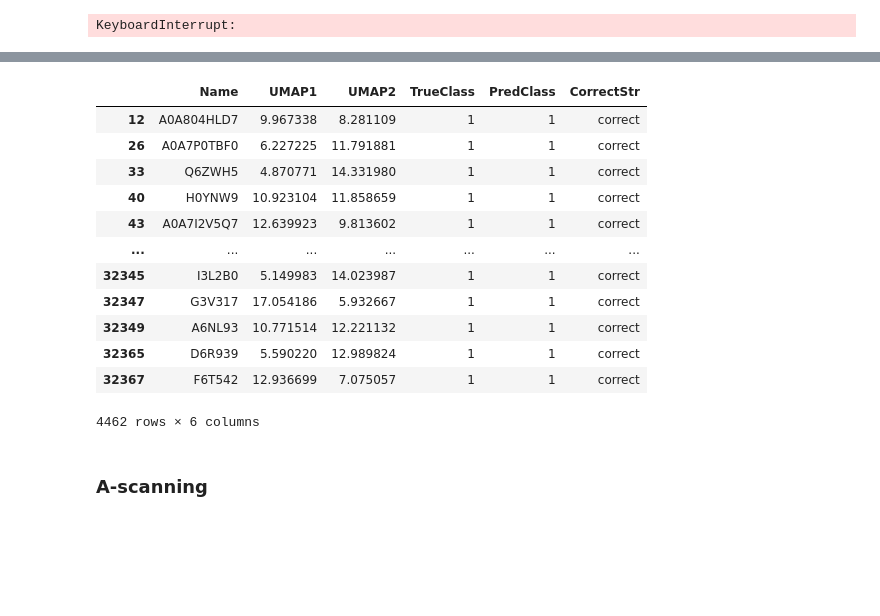
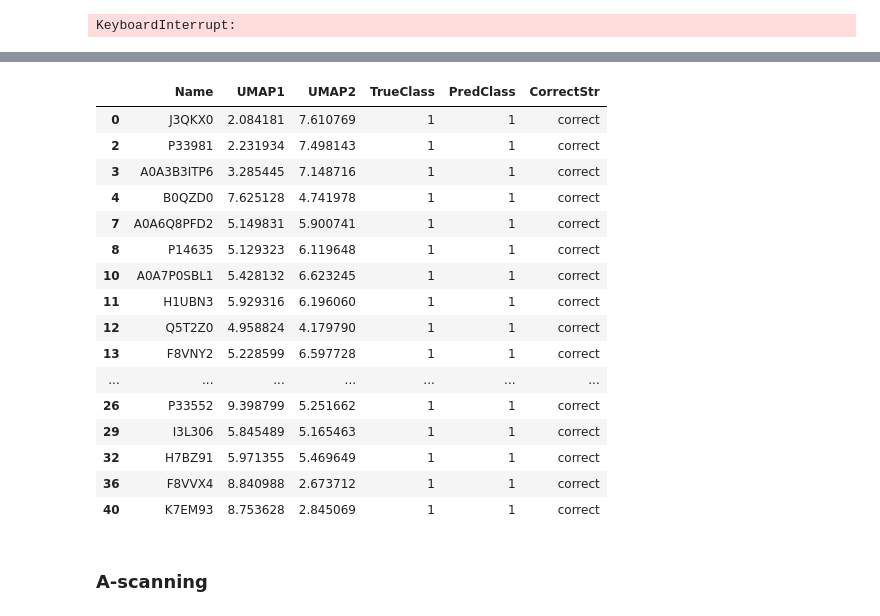
Before and after one commit to 8gabri8/ESMSec, a Jupyter notebook: my_train.ipynb, the cells around one changed output, grey strips where cells are left out. Cells and saved outputs as stored; diff of their text form; code cells hidden in the pictures; blank space fills up the shorter version.

```diff
--- a/my_train.ipynb
+++ b/my_train.ipynb
@@ -38,19 +39,19 @@ print(torch.__version__)
 # %%
 # Configuration / hyperparameters
 config = {
-    "NUM_EPOCHS": 6,       # Total Epochs in training
-    "EVAL_EPOCH_FREQ": 3,   # Evaluation frequency
-    "BATCH_SIZE": 64,      # Batch size
-    "LR": 5e-5,             # Learning rate
-    "LR_DECAY_GAMMA": 1,    # Learning rate decay
-    "LR_DECAY_STEPS_EPOCHS": 1000, # Learning rate decay steps
+    "NUM_EPOCHS": 20,       # Total Epochs in training
+    "EVAL_EPOCH_FREQ": 5,   # Evaluation frequency
+    "BATCH_SIZE": 64,       # Batch size
+    "LR": 5e-4,             # Learning rate
+    "LR_DECAY_GAMMA": 0.5,    # Learning rate decay
+    "LR_DECAY_STEPS_EPOCHS": 10, # Learning rate decay steps
     "SEED": 42,             # Random seed
     "PROTEIN_MAX_LENGTH": 1000, # Max protein length (for ESM2)
     "PRETRAIN_ESM_CHECKPOINT_NAME": "facebook/esm2_t6_8M_UR50D", # ESM2 model name
     "PRETRAIN_ESM_CACHE_DIR": "/home/gdallagl/myworkdir/data/esm2-models", # ESM2 model cache dir
-    "DATASET_PATH": "/home/gdallagl/myworkdir/ESMSec/data/cell_cycle/cell_cycle_dataset_1:2.csv", #"/home/gdallagl/myworkdir/ESMSec/data/protein/cyto_sec_dataset_claude.csv", # Path to dataset
+    "DATASET_PATH": "/home/gdallagl/myworkdir/ESMSec/data/cell_cycle/less-negative_only-guaranteed_cell-cycle-dataset_1:1.csv", #"/home/gdallagl/myworkdir/ESMSec/data/protein/cyto_sec_dataset_claude.csv", # Path to dataset
     "DEVICE": "cuda" if torch.cuda.is_available() else "cpu", # Device to use (cuda or cpu)
-    "PATH_TO_SAVE_MODEL": "/home/gdallagl/myworkdir/ESMSec/data/trained_models/cell_cycle_trained_model.pth", # Path to save the model
+    "PATH_TO_SAVE_MODEL": "/home/gdallagl/myworkdir/ESMSec/data/trained_models/small_cell_cycle_trained_model.pth", # Path to save the model
     "TYPE_HEAD": "attention",
     "TYPE_EMB_FOR_CLASSIFICATION": "contextualized_embs",
     "FROM_PRECOMPUTED_EMBS": False
@@ -178,0 +182,9 @@ processed_df["label"].plot(kind='hist')
+# %%
+# With weighted loss:
+class_counts = list(processed_df[processed_df.set == "train"].label.value_counts())
+print(class_counts)
+class_weights = torch.tensor([1.0 / class_counts[0], 1.0 / class_counts[1]])
+class_weights = class_weights / class_weights.sum()  # normalize
+class_weights = class_weights.to(config["DEVICE"])
+
+loss_fn = nn.CrossEntropyLoss(weight=class_weights)
@@ -179,5 +193,5 @@ processed_df["label"].plot(kind='hist')
 # %% [markdown]
 ### Train
 # %%
-results = mf.train(net, train_dl, valid_dl, test_dl, config)
+results = mf.train(net, train_dl, valid_dl, test_dl, loss_fn, config)
 # %% [output]
@@ -327,7 +348,7 @@ print("\nExtracting embeddings from training set...\n")
 # Extract embeddings
 train_embeddings, names, labels, predictions = mf.extract_embeddings(
     net=net,
-    dl=train_dl,
+    dl=DATALOADER,
     device=config["DEVICE"],
     return_numpy=True # set to False if you want torch tensors instead
 )
@@ -378,21 +399,26 @@ Plotting UMAP embeddings...
 # %%
-df["esm_mean"][(df["esm_mean"]["CorrectStr"] == "correct") & (df["esm_mean"]["TrueClass"] == "1")]
+df = df["esm_mean"]
+df[(df["CorrectStr"] == "correct") & (df["TrueClass"] == "1")]
 
 #df[df['CorrectStr'] == 'correct']
 # %% [output]
 |  | Name | UMAP1 | UMAP2 | TrueClass | PredClass | CorrectStr |
-| 12 | A0A804HLD7 | 9.967338 | 8.281109 | 1 | 1 | correct |
-| 26 | A0A7P0TBF0 | 6.227225 | 11.791881 | 1 | 1 | correct |
-| 33 | Q6ZWH5 | 4.870771 | 14.331980 | 1 | 1 | correct |
-| 40 | H0YNW9 | 10.923104 | 11.858659 | 1 | 1 | correct |
-| 43 | A0A7I2V5Q7 | 12.639923 | 9.813602 | 1 | 1 | correct |
+| 0 | J3QKX0 | 2.084181 | 7.610769 | 1 | 1 | correct |
+| 2 | P33981 | 2.231934 | 7.498143 | 1 | 1 | correct |
+| 3 | A0A3B3ITP6 | 3.285445 | 7.148716 | 1 | 1 | correct |
+| 4 | B0QZD0 | 7.625128 | 4.741978 | 1 | 1 | correct |
+| 7 | A0A6Q8PFD2 | 5.149831 | 5.900741 | 1 | 1 | correct |
+| 8 | P14635 | 5.129323 | 6.119648 | 1 | 1 | correct |
+| 10 | A0A7P0SBL1 | 5.428132 | 6.623245 | 1 | 1 | correct |
+| 11 | H1UBN3 | 5.929316 | 6.196060 | 1 | 1 | correct |
+| 12 | Q5T2Z0 | 4.958824 | 4.179790 | 1 | 1 | correct |
+| 13 | F8VNY2 | 5.228599 | 6.597728 | 1 | 1 | correct |
 | ... | ... | ... | ... | ... | ... | ... |
-| 32345 | I3L2B0 | 5.149983 | 14.023987 | 1 | 1 | correct |
-| 32347 | G3V317 | 17.054186 | 5.932667 | 1 | 1 | correct |
-| 32349 | A6NL93 | 10.771514 | 12.221132 | 1 | 1 | correct |
-| 32365 | D6R939 | 5.590220 | 12.989824 | 1 | 1 | correct |
-| 32367 | F6T542 | 12.936699 | 7.075057 | 1 | 1 | correct |
+| 26 | P33552 | 9.398799 | 5.251662 | 1 | 1 | correct |
+| 29 | I3L306 | 5.845489 | 5.165463 | 1 | 1 | correct |
+| 32 | H7BZ91 | 5.971355 | 5.469649 | 1 | 1 | correct |
+| 36 | F8VVX4 | 8.840988 | 2.673712 | 1 | 1 | correct |
+| 40 | K7EM93 | 8.753628 | 2.845069 | 1 | 1 | correct |
-4462 rows × 6 columns
 # %% [markdown]
 ### A-scanning
 # %%
```
Also changed, not shown: parts of 15 cells of this notebook, 3 other files.
